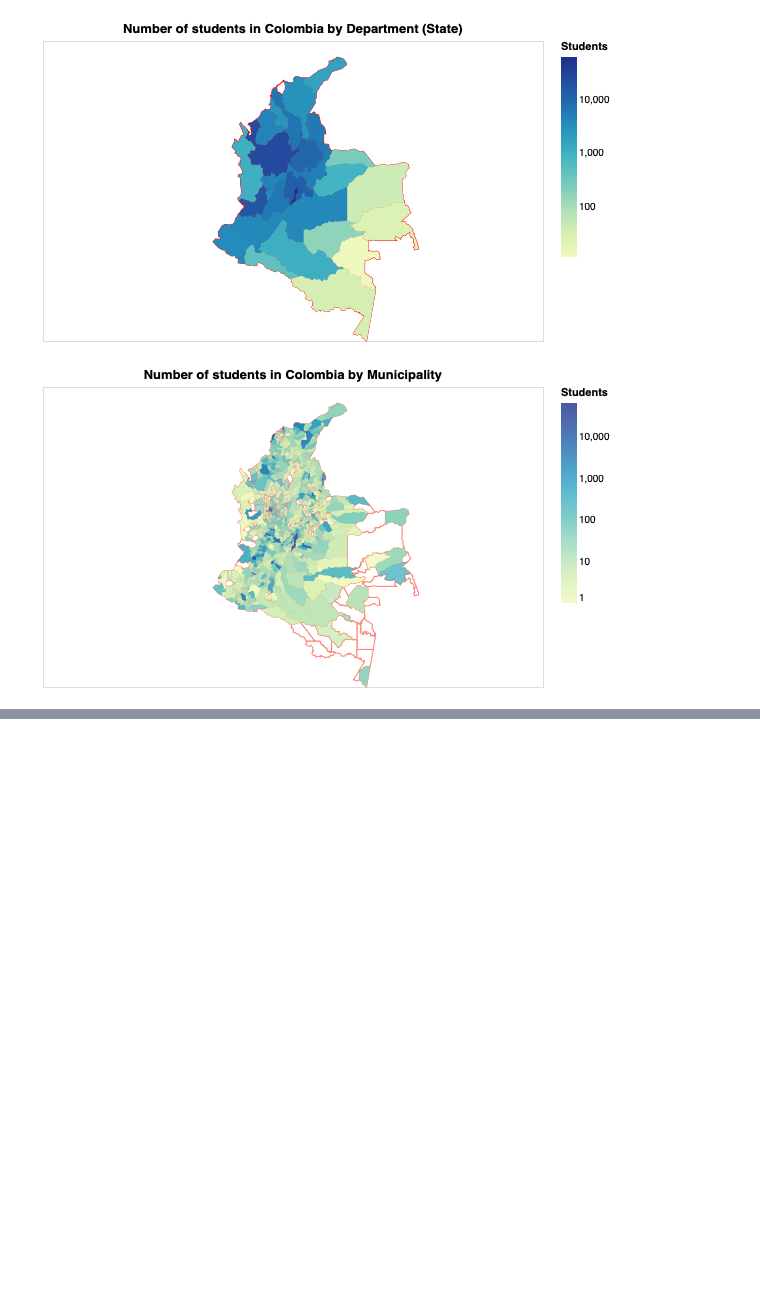
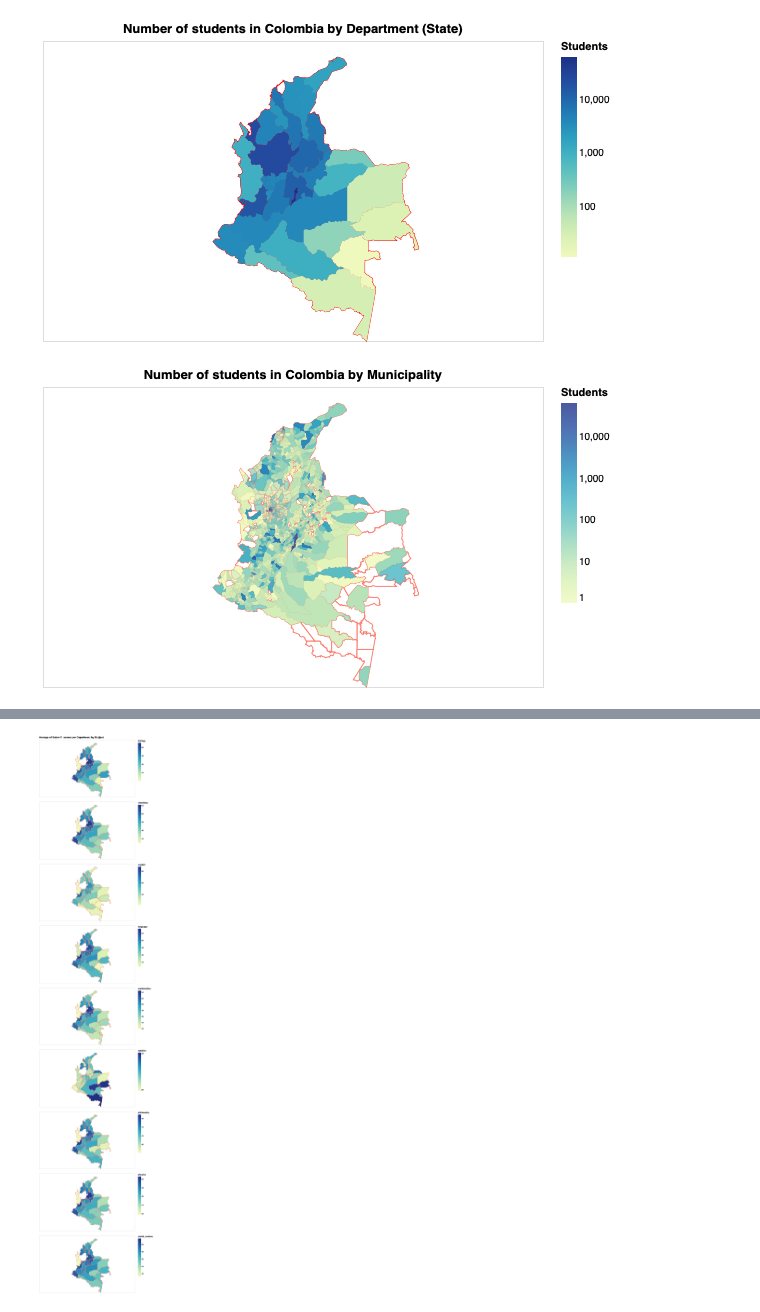
Before and after one commit to OmdenaAI/omdena-colombia-career-recommender-system, a Jupyter notebook: src/tasks/Task1-eda-preprocessing/EDA_Notebook/EDA_insights.ipynb, the cells around one changed output, grey strips where cells are left out. Cells and saved outputs as stored; diff of their text form; code cells hidden in the pictures; blank space fills up the shorter version.

Commit message:
Add first try of use maps for average grades by Department and Subject for each Saber-11 and Saber-Pro

```diff
--- a/src/tasks/Task1-eda-preprocessing/EDA_Notebook/EDA_insights.ipynb
+++ b/src/tasks/Task1-eda-preprocessing/EDA_Notebook/EDA_insights.ipynb
@@ -230,0 +232,54 @@ plot_municip
+# %%
+# Average of Saber-11 scores per Department by Subject
+source = pd.DataFrame(columns=['your_dept_resides', 'your_dept_code_resides', 'average', 'subject'])
+saber_11_scores = ['score_language_saber_11', 'score_mathematics_saber_11', 'score_biology_saber_11', 'score_chemistry_saber_11', 'score_physics_saber_11', 'score_social_science_saber_11', 'score_philosophy_saber_11', 'score_english_saber_11', 'score_optative_saber_11']
+saber_11_subjects = ['biology', 'chemistry', 'english', 'language', 'mathematics', 'optative', 'philosophy', 'physics', 'social_science']
+
+for i in saber_11_scores:
+    aux = df_eng.groupby(['your_dept_resides', 'your_dept_code_resides']).mean()[[i]].reset_index().rename(columns={i:'average'})
+    aux.sort_values(by=['average'], ascending=False, inplace=True)
+    aux = pd.concat([aux.head(20), aux.tail(20)])
+    aux['subject'] = re.sub(r'_saber_11', '', re.sub(r'score_', '', i)) # Cleans the subject text
+    source = pd.concat([source, aux])
+
+source = pd.pivot_table(source, values='average',
+                        index=['your_dept_resides', 'your_dept_code_resides'],
+                        columns=['subject']).reset_index().rename(columns={'your_dept_resides': 'name',
+                                'your_dept_code_resides': 'code'})
+
+### PLOT ###
+# find Department by code
+plot_saber11_by_code = base_depart.mark_geoshape(stroke='salmon').encode(
+#     alt.Color('average:Q', title="Score"), #scale=alt.Scale(type='log'),
+    alt.Color(alt.repeat('row'), type='quantitative'),
+).transform_lookup(
+    lookup='properties.DPTO_CCDGO',
+    from_=alt.LookupData(data=source, key='code', fields=saber_11_subjects)
+).properties(
+    width=500,
+    height=300
+).repeat(
+    row=saber_11_subjects
+).resolve_scale(
+    color='independent'
+)
+
+# # find Department by name
+# plot_saber11_by_name = alt.Chart(states).mark_geoshape().encode(
+# #     alt.Color('average:Q', title="Score"), #scale=alt.Scale(type='log'),
+#     alt.Color(alt.repeat('row'), type='quantitative'),
+# ).transform_lookup(
+#     lookup='properties.DPTO_CNMBR',
+#     from_=alt.LookupData(data=source, key='name', fields=saber_11_subjects)
+# ).properties(
+#     width=500,
+#     height=300
+# ).repeat(
+#     row=saber_11_subjects
+# ).resolve_scale(
+#     color='independent'
+# )
+
+plot_saber11_by_code.properties(title="Average of Saber-11 scores per Department by Subject")
+# %% [output]
+[figure, added]
```
Also changed, not shown: parts of 7 cells of this notebook.
